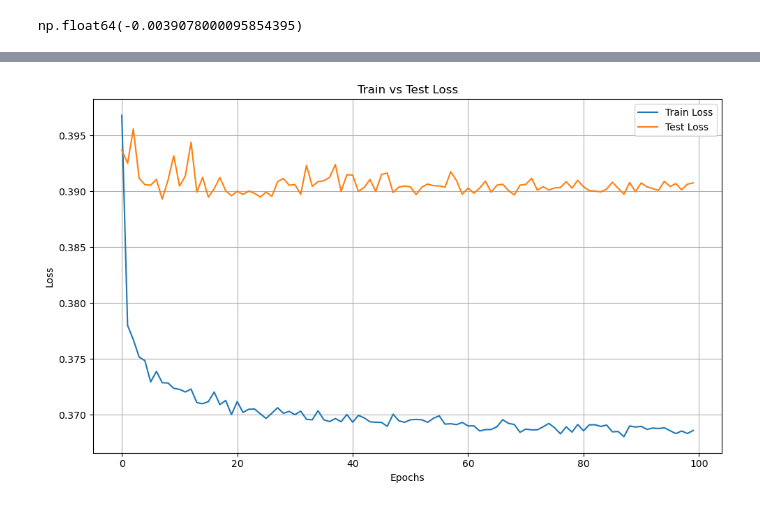
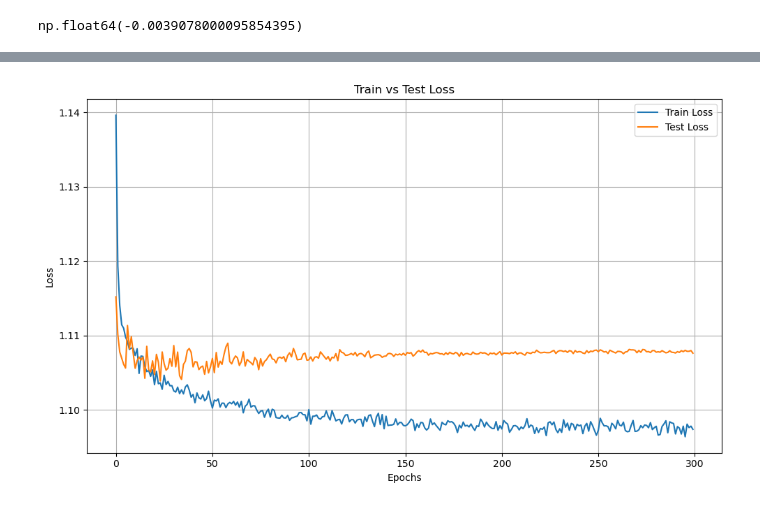
Before and after one commit to debanjan-cosmo/Erdos_Data_Science_Project_2025, a Jupyter notebook: some_more_tests.ipynb, the cells around one changed output, grey strips where cells are left out. Saved outputs shown, nothing was run; the diff lists cells and outputs as text; code cells hidden in the pictures.

Commit message:
added few utils and plots

```diff
--- a/some_more_tests.ipynb
+++ b/some_more_tests.ipynb
@@ -516,10 +516,21 @@ correlation
 # %% [output]
 np.float64(-0.0039078000095854395)
 # %%
-df['both_conditions'] = ((df['insomnia'] == 1) & (df['dry_eye_disease'] == 1)).astype(int)
+#df['both_conditions'] = ((df['insomnia'] == 1) & (df['dry_eye_disease'] == 1)).astype(int)
+
+# Create the new 'combined_condition' column with four classes
+df['combined_condition'] = ''  # Initialize an empty column
+
+df.loc[(df['insomnia'] == 0) & (df['dry_eye_disease'] == 0), 'combined_condition'] = 'no'
+df.loc[(df['insomnia'] == 1) & (df['dry_eye_disease'] == 0), 'combined_condition'] = 'insomnia_only'
+df.loc[(df['insomnia'] == 0) & (df['dry_eye_disease'] == 1), 'combined_condition'] = 'dry_eye_disease_only'
+df.loc[(df['insomnia'] == 1) & (df['dry_eye_disease'] == 1), 'combined_condition'] = 'both'
+
+df['combined_condition'] = le.fit_transform(df['combined_condition'])
+label_encoders['combined_condition'] = le
 # %%
-X=df.drop(['insomnia','dry_eye_disease','both_conditions'],axis=1)
-y=df['both_conditions']
+X=df.drop(['insomnia','dry_eye_disease','combined_condition'],axis=1)
+y=df['combined_condition']
 
 # Encode categorical features and scale numerical ones
 X = pd.get_dummies(X, drop_first=True)  # One-hot encoding
@@ -562,7 +573,7 @@ class DryEyeNet(nn.Module):
             nn.Dropout(0.3),
             nn.Linear(64, 32),
             nn.LeakyReLU(),
-            nn.Linear(32, 2)  # Binary classification
+            nn.Linear(32, 4)  # Four class
         )
 
     def forward(self, x):
@@ -582,7 +593,7 @@ scheduler = torch.optim.lr_scheduler.StepLR(optimizer, step_size=20, gamma=0.7)
 train_losses = []
 test_losses = []
 
-epochs = 100
+epochs = 300
 for epoch in range(epochs):
     model.train()
     running_train_loss = 0
@@ -664 +675 @@ Test Accuracy: 0.87
-[figure, old version]
+[figure, new version]
```
Also changed, not shown: parts of 2 cells of this notebook, 7 other files.
